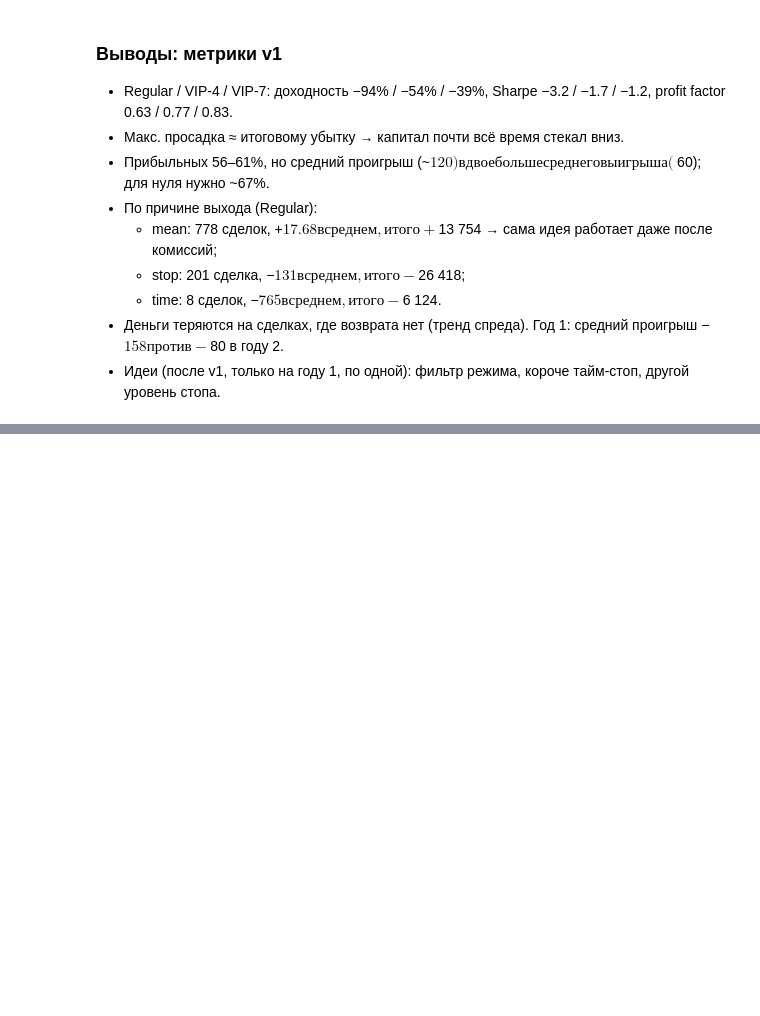
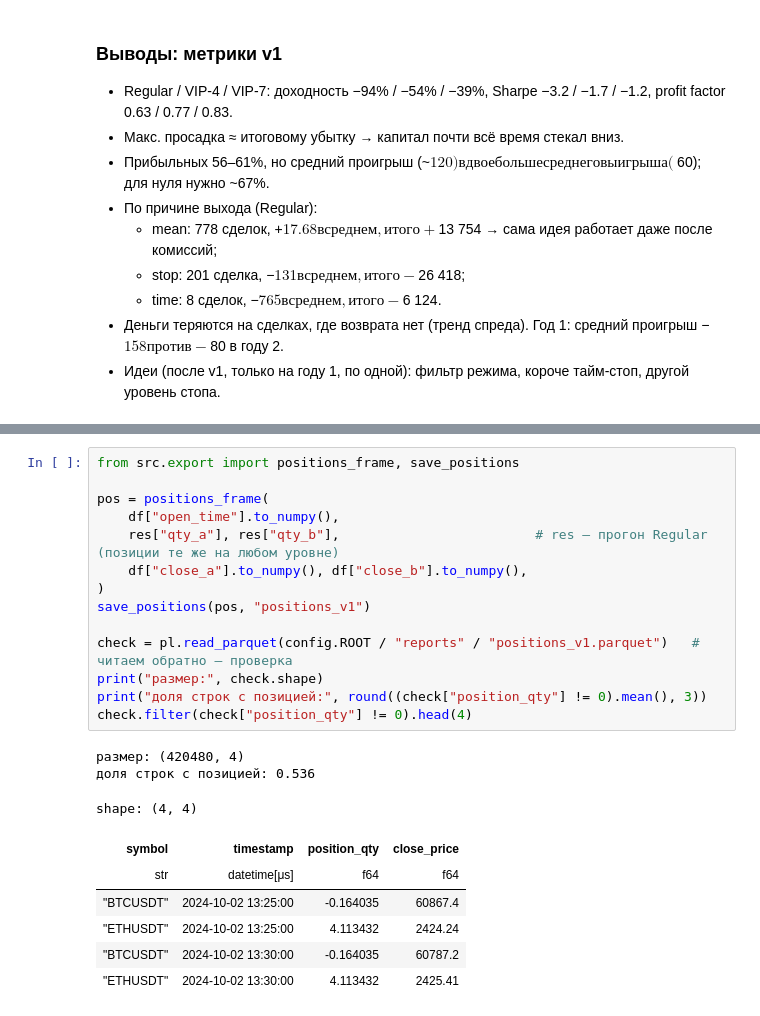
Before and after one commit to Adam-Moshkhoev/pairs-backtest, a Jupyter notebook: notebooks/02_first_backtest.ipynb, the cells around one changed output, grey strips where cells are left out. Saved outputs shown, nothing was run; the diff lists cells and outputs as text; blank space fills up the shorter version.

```diff
--- a/notebooks/02_first_backtest.ipynb
+++ b/notebooks/02_first_backtest.ipynb
@@ -208,0 +215,24 @@ time  | сделок:    8 | средний PnL:  -765.45 | сумма:   -6123.
+# %%
+from src.export import positions_frame, save_positions
+
+pos = positions_frame(
+    df["open_time"].to_numpy(),
+    res["qty_a"], res["qty_b"],                         # res — прогон Regular (позиции те же на любом уровне)
+    df["close_a"].to_numpy(), df["close_b"].to_numpy(),
+)
+save_positions(pos, "positions_v1")
+
+check = pl.read_parquet(config.ROOT / "reports" / "positions_v1.parquet")   # читаем обратно — проверка
+print("размер:", check.shape)
+print("доля строк с позицией:", round((check["position_qty"] != 0).mean(), 3))
+check.filter(check["position_qty"] != 0).head(4)
+# %% [output]
+размер: (420480, 4)
+доля строк с позицией: 0.536
+shape: (4, 4)
+| symbol | timestamp | position_qty | close_price |
+| str | datetime[μs] | f64 | f64 |
+| "BTCUSDT" | 2024-10-02 13:25:00 | -0.164035 | 60867.4 |
+| "ETHUSDT" | 2024-10-02 13:25:00 | 4.113432 | 2424.24 |
+| "BTCUSDT" | 2024-10-02 13:30:00 | -0.164035 | 60787.2 |
+| "ETHUSDT" | 2024-10-02 13:30:00 | 4.113432 | 2425.41 |
```
Also changed, not shown: parts of 5 cells of this notebook, 5 other files.
